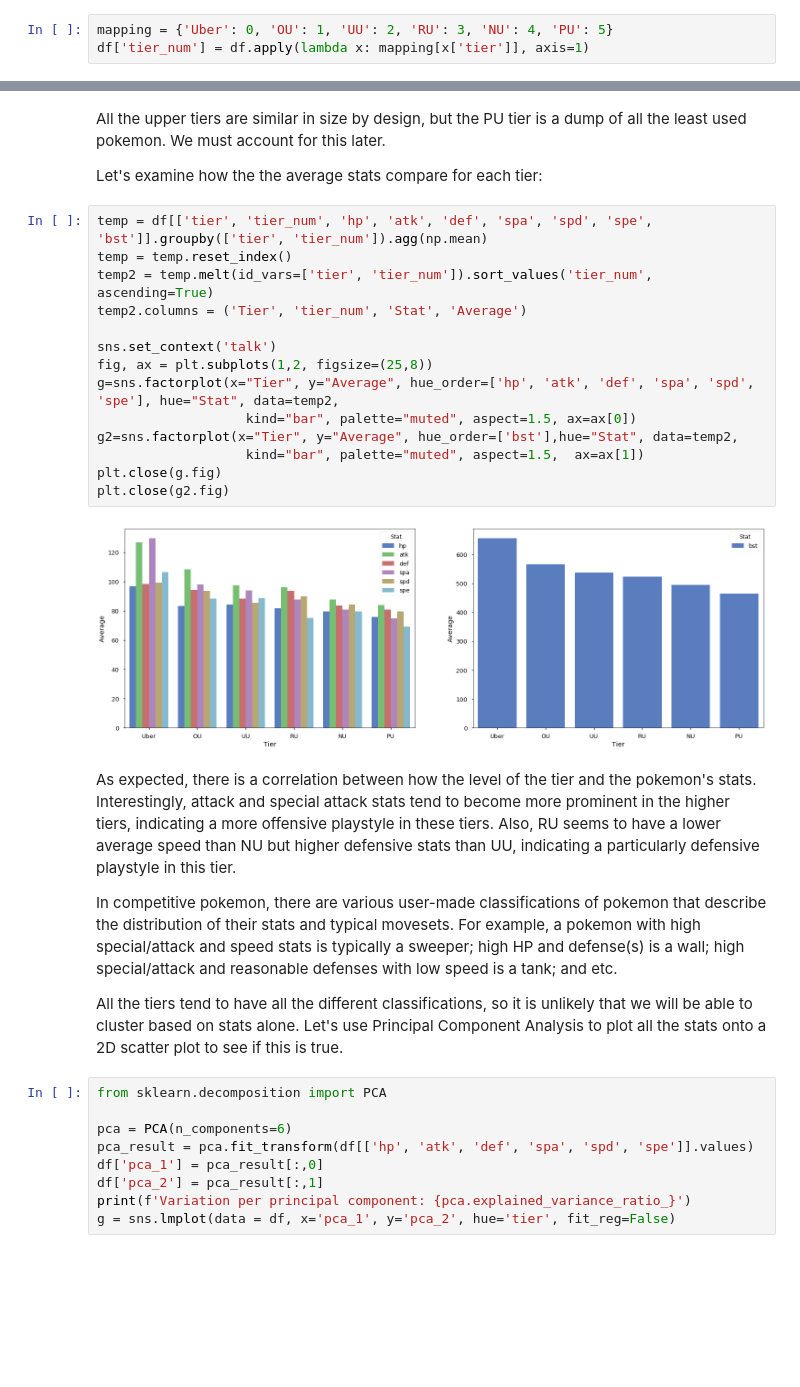
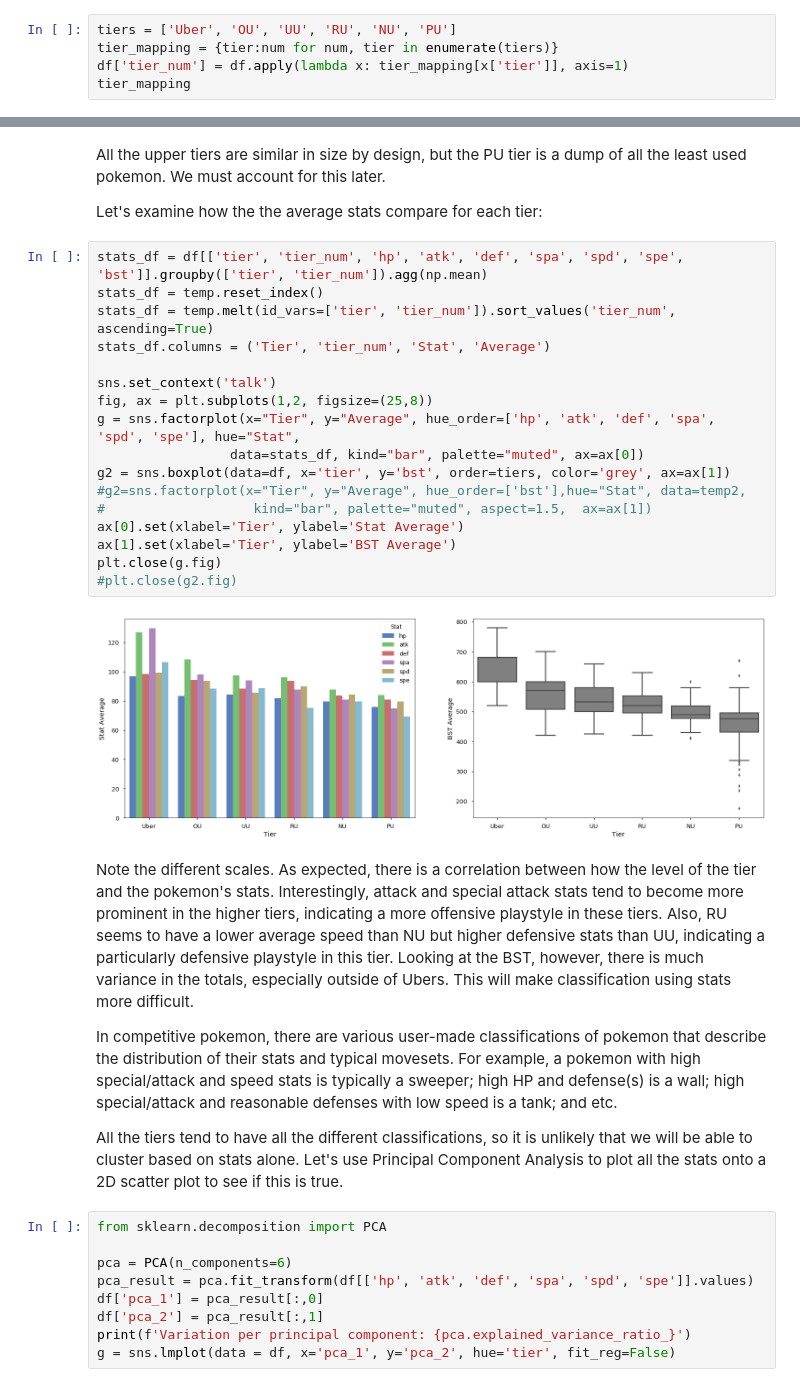
Before and after one commit to n2cholas/pokemon-analysis, a Jupyter notebook: Pokemon-Analysis.ipynb, the cells around one changed output, grey strips where cells are left out. Saved outputs shown, nothing was run; the diff lists cells and outputs as text; blank space fills up the shorter version.

```diff
--- a/Pokemon-Analysis.ipynb
+++ b/Pokemon-Analysis.ipynb
@@ -99,5 +103,7 @@ df.loc[df.tier == 'NUBL','tier'] = 'RU'
 df.loc[df.tier == 'PUBL','tier'] = 'NU'
 df = df[df['tier'].isin(['Uber', 'OU', 'UU', 'NU', 'RU', 'PU'])]
 # %%
-mapping = {'Uber': 0, 'OU': 1, 'UU': 2, 'RU': 3, 'NU': 4, 'PU': 5}
-df['tier_num'] = df.apply(lambda x: mapping[x['tier']], axis=1)
+tiers = ['Uber', 'OU', 'UU', 'RU', 'NU', 'PU']
+tier_mapping = {tier:num for num, tier in enumerate(tiers)}
+df['tier_num'] = df.apply(lambda x: tier_mapping[x['tier']], axis=1)
+tier_mapping
@@ -116,23 +124,26 @@ All the upper tiers are similar in size by design, but the PU tier is a dump of
 
 Let's examine how the the average stats compare for each tier:
 # %%
-temp = df[['tier', 'tier_num', 'hp', 'atk', 'def', 'spa', 'spd', 'spe', 'bst']].groupby(['tier', 'tier_num']).agg(np.mean)
-temp = temp.reset_index()
-temp2 = temp.melt(id_vars=['tier', 'tier_num']).sort_values('tier_num', ascending=True)
-temp2.columns = ('Tier', 'tier_num', 'Stat', 'Average')
+stats_df = df[['tier', 'tier_num', 'hp', 'atk', 'def', 'spa', 'spd', 'spe', 'bst']].groupby(['tier', 'tier_num']).agg(np.mean)
+stats_df = temp.reset_index()
+stats_df = temp.melt(id_vars=['tier', 'tier_num']).sort_values('tier_num', ascending=True)
+stats_df.columns = ('Tier', 'tier_num', 'Stat', 'Average')
 
 sns.set_context('talk')
 fig, ax = plt.subplots(1,2, figsize=(25,8))
-g=sns.factorplot(x="Tier", y="Average", hue_order=['hp', 'atk', 'def', 'spa', 'spd', 'spe'], hue="Stat", data=temp2,
-                   kind="bar", palette="muted", aspect=1.5, ax=ax[0])
-g2=sns.factorplot(x="Tier", y="Average", hue_order=['bst'],hue="Stat", data=temp2,
-                   kind="bar", palette="muted", aspect=1.5,  ax=ax[1])
+g = sns.factorplot(x="Tier", y="Average", hue_order=['hp', 'atk', 'def', 'spa', 'spd', 'spe'], hue="Stat",
+                 data=stats_df, kind="bar", palette="muted", ax=ax[0])
+g2 = sns.boxplot(data=df, x='tier', y='bst', order=tiers, color='grey', ax=ax[1])
+#g2=sns.factorplot(x="Tier", y="Average", hue_order=['bst'],hue="Stat", data=temp2,
+#                   kind="bar", palette="muted", aspect=1.5,  ax=ax[1])
+ax[0].set(xlabel='Tier', ylabel='Stat Average')
+ax[1].set(xlabel='Tier', ylabel='BST Average')
 plt.close(g.fig)
-plt.close(g2.fig)
+#plt.close(g2.fig)
 # %% [output]
-[figure, old version]
+[figure, new version]
 # %% [markdown]
-As expected, there is a correlation between how the level of the tier and the pokemon's stats. Interestingly, attack and special attack stats tend to become more prominent in the higher tiers, indicating a more offensive playstyle in these tiers. Also, RU seems to have a lower average speed than NU but higher defensive stats than UU, indicating a particularly defensive playstyle in this tier.
+Note the different scales. As expected, there is a correlation between how the level of the tier and the pokemon's stats. Interestingly, attack and special attack stats tend to become more prominent in the higher tiers, indicating a more offensive playstyle in these tiers. Also, RU seems to have a lower average speed than NU but higher defensive stats than UU, indicating a particularly defensive playstyle in this tier. Looking at the BST, however, there is much variance in the totals, especially outside of Ubers. This will make classification using stats more difficult.
 
 In competitive pokemon, there are various user-made classifications of pokemon that describe the distribution of their stats and typical movesets. For example, a pokemon with high special/attack and speed stats is typically a sweeper; high HP and defense(s) is a wall; high special/attack and reasonable defenses with low speed is a tank; and etc.
 
```
Also changed, not shown: parts of 7 cells of this notebook, 1 other file.
